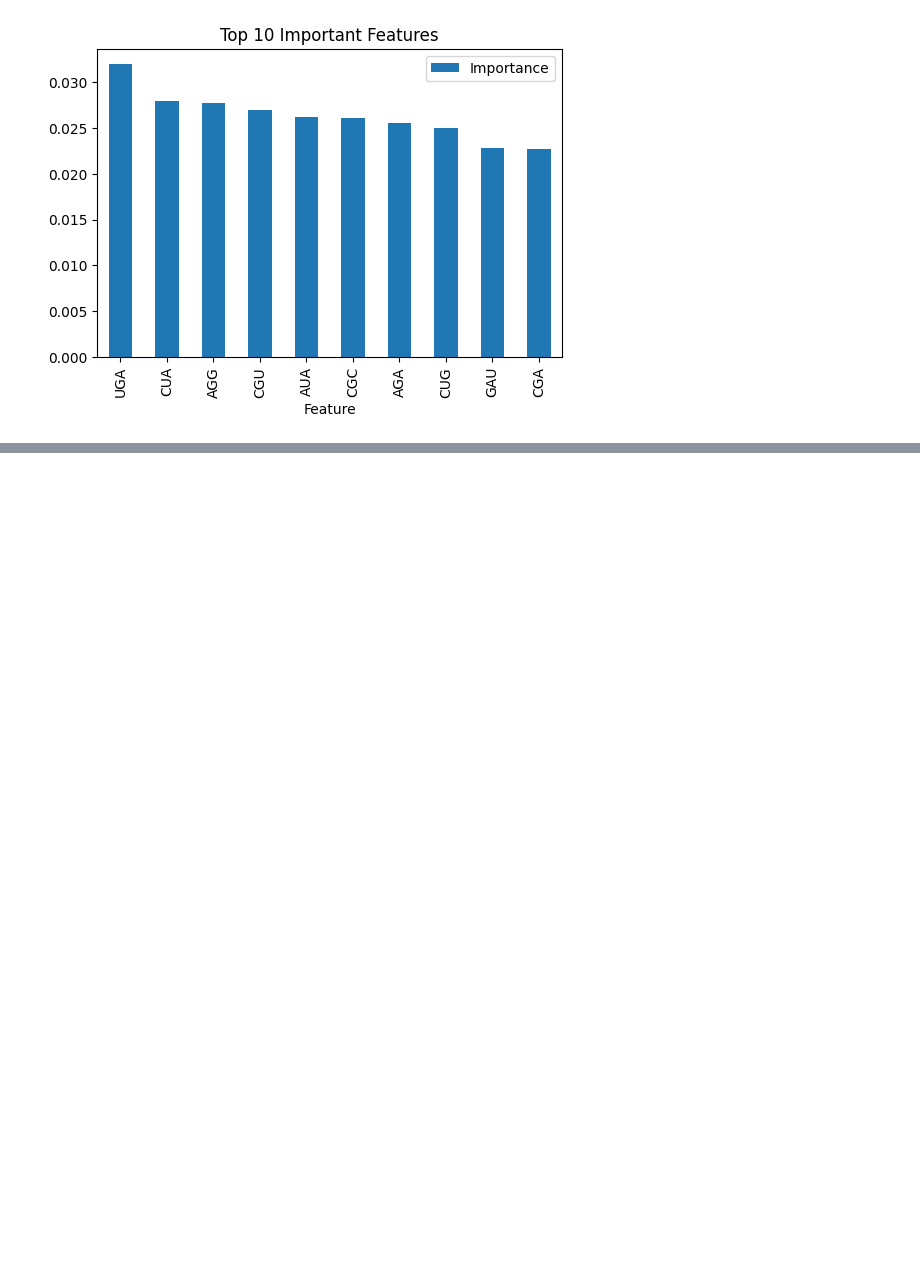
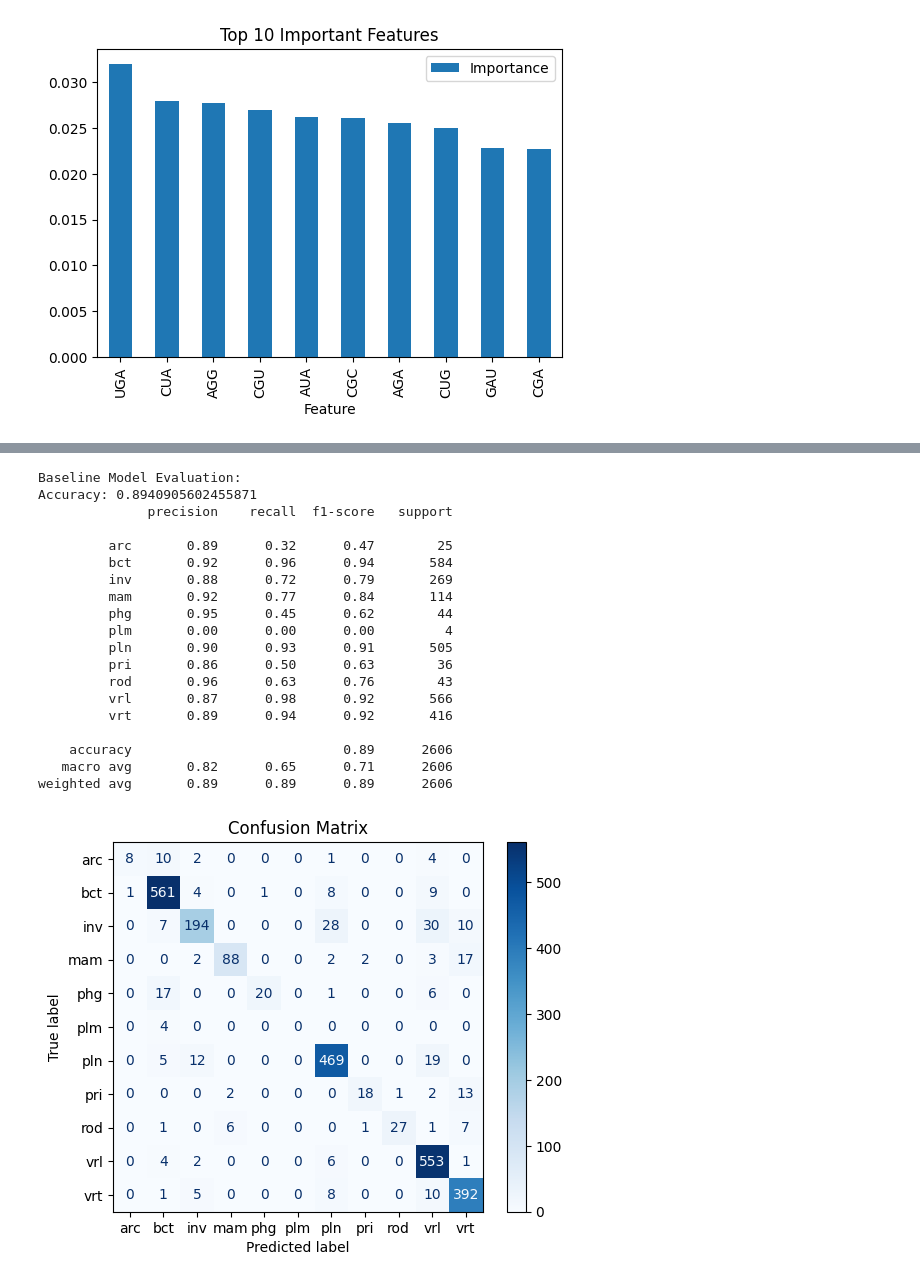
Before and after one commit to alexmoor527/CO2_ML_Group25, a Jupyter notebook: project_alex.ipynb, the cells around one changed output, grey strips where cells are left out. Cells and saved outputs as stored; diff of their text form; code cells hidden in the pictures; blank space fills up the shorter version.

```diff
--- a/project_alex.ipynb
+++ b/project_alex.ipynb
@@ -510,0 +514,30 @@ weighted avg       0.90      0.91      0.90      2616
+# %%
+from sklearn.model_selection import train_test_split
+from imblearn.over_sampling import SMOTE
+from sklearn.preprocessing import StandardScaler, LabelEncoder
+
+# Separate features and target
+X = df_ml.drop(columns=['Kingdom'])
+y = df_ml['Kingdom']
+
+# Encode target labels
+label_encoder = LabelEncoder()
+y_encoded = label_encoder.fit_transform(y)
+
+# Train-Test Split (BEFORE SMOTE)
+X_train, X_test, y_train, y_test = train_test_split(
+    X, y_encoded, test_size=0.2, random_state=42, stratify=y_encoded
+)
+
+# Standardize features (only on training data)
+scaler = StandardScaler()
+X_train_scaled = scaler.fit_transform(X_train)
+X_test_scaled = scaler.transform(X_test)
+
+# Apply SMOTE only on the training set
+smote = SMOTE(sampling_strategy='auto', random_state=42)
+X_train_resampled, y_train_resampled = smote.fit_resample(X_train_scaled, y_train)
+
+# Verify class distribution after SMOTE
+print("Class distribution after SMOTE on training set:")
+print(pd.Series(y_train_resampled).value_counts())
@@ -510,0 +558,35 @@ weighted avg       0.90      0.91      0.90      2616
+# %%
+# Train a Baseline Random Forest Model
+rf_clf_baseline = RandomForestClassifier(random_state=42)  # Default parameters
+rf_clf_baseline.fit(X_train, y_train)
+
+# Evaluate the Baseline Model
+print("\nBaseline Model Evaluation:")
+evaluate_model(
+    clf=rf_clf_baseline,
+    X_test=X_test,
+    y_test=y_test,
+    label_encoder=label_encoder,
+    feature_names=X.columns
+)
+# %% [output]
+Baseline Model Evaluation:
+Accuracy: 0.8940905602455871
+              precision    recall  f1-score   support
+
+         arc       0.89      0.32      0.47        25
+         bct       0.92      0.96      0.94       584
+         inv       0.88      0.72      0.79       269
+         mam       0.92      0.77      0.84       114
+         phg       0.95      0.45      0.62        44
+         plm       0.00      0.00      0.00         4
+         pln       0.90      0.93      0.91       505
+         pri       0.86      0.50      0.63        36
+         rod       0.96      0.63      0.76        43
+         vrl       0.87      0.98      0.92       566
+         vrt       0.89      0.94      0.92       416
+
+    accuracy                           0.89      2606
+   macro avg       0.82      0.65      0.71      2606
+weighted avg       0.89      0.89      0.89      2606
+[figure, added]
```
Also changed, not shown: parts of 11 cells of this notebook.
